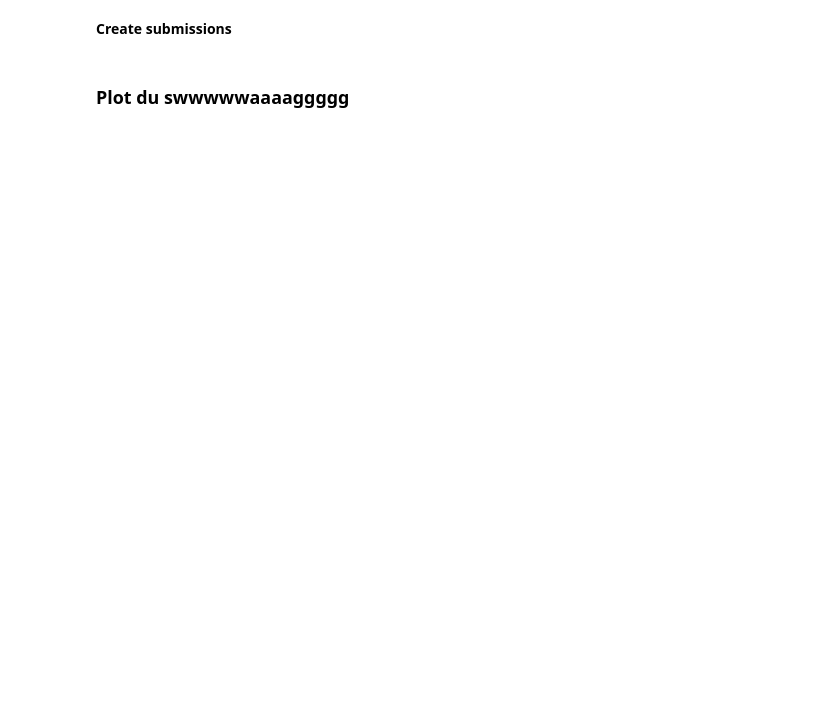
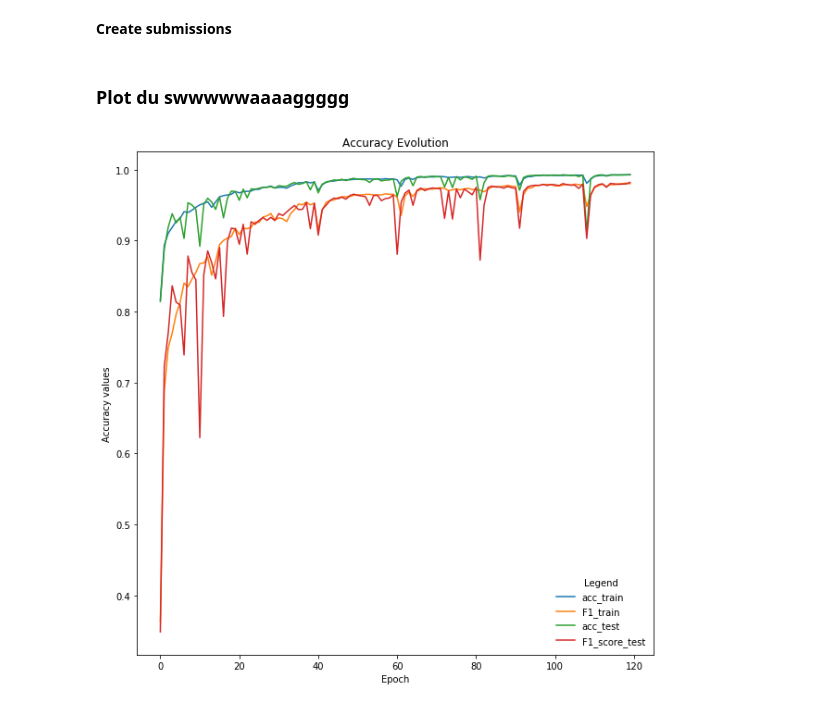
Before and after one commit to leobouraux/-CS433-Machine-Learning-projects, a Jupyter notebook: project2/LEO/Dossier final/run_unet.ipynb, the cells around one changed output. Drawn from its saved outputs; the diff is of its cells as text; code cells hidden in the pictures; blank space fills up the shorter version.

```diff
--- a/project2/LEO/Dossier final/run_unet.ipynb
+++ b/project2/LEO/Dossier final/run_unet.ipynb
@@ -266,35 +296,37 @@ create_csv_submission(patched_imgs, vs, PATH_ROOT+'submissions/Model_UNET_256_k_
 # %% [markdown]
 ### Plot du swwwwwaaaaggggg
 # %%
-csv_file='AccuracyHistory.csv'
+csv_file='../model_saved/AccuracyHistory5.csv'
 data = pd.read_csv(csv_file)
 
 epoch = data["epoch"]
 acc_train = data["acc"]
 F1_train = data["f1_m"]
 loss_train = data["loss"]
 acc_test = data["val_acc"]
 F1_score_test = data["val_f1_m"]
 loss_test = data["val_loss"]
 
 x = list(epoch)
 a = list(acc_train)
 b = list(F1_train)
 c = list(loss_train)
 d = list(acc_test)
 e = list(F1_score_test)
 f = list(loss_test)
 
 fig = plt.gcf()
 fig.set_size_inches(10,10)
 plt.plot(x,a)
 plt.plot(x,b)
 plt.plot(x,d)
 plt.plot(x,e)
 plt.xlabel('Epoch')
 plt.ylabel('Accuracy values')
 plt.title('Accuracy Evolution')
-plt.legend(('acc_train','F1_train','acc_test','F1_score_test'),loc="lower right", title="Legend Title", frameon=False)
+plt.legend(('acc_train','F1_train','acc_test','F1_score_test'),loc="lower right", title="Legend", frameon=False)
 plt.show()
 
 fig.savefig("Accuracy.png")
+# %% [output]
+[figure, added]
```
Also changed, not shown: parts of 14 cells of this notebook, 1 other file.
